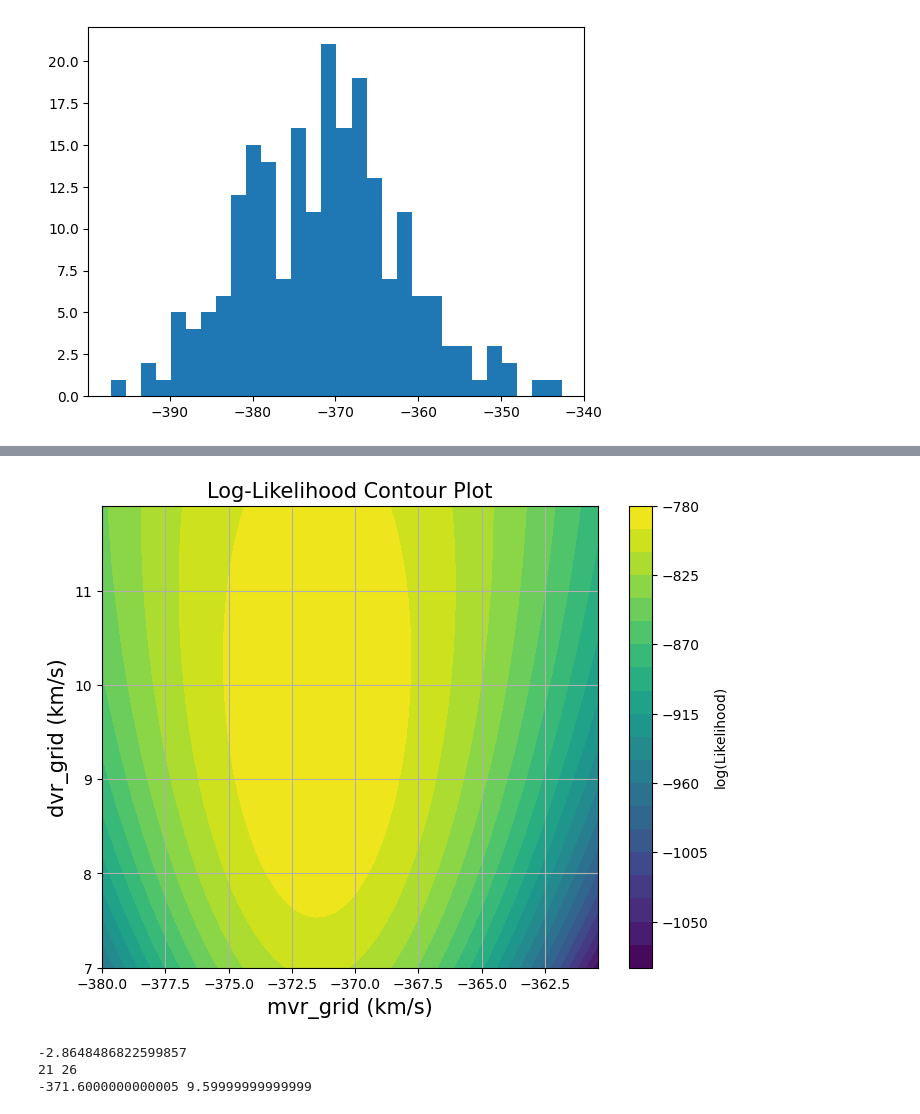
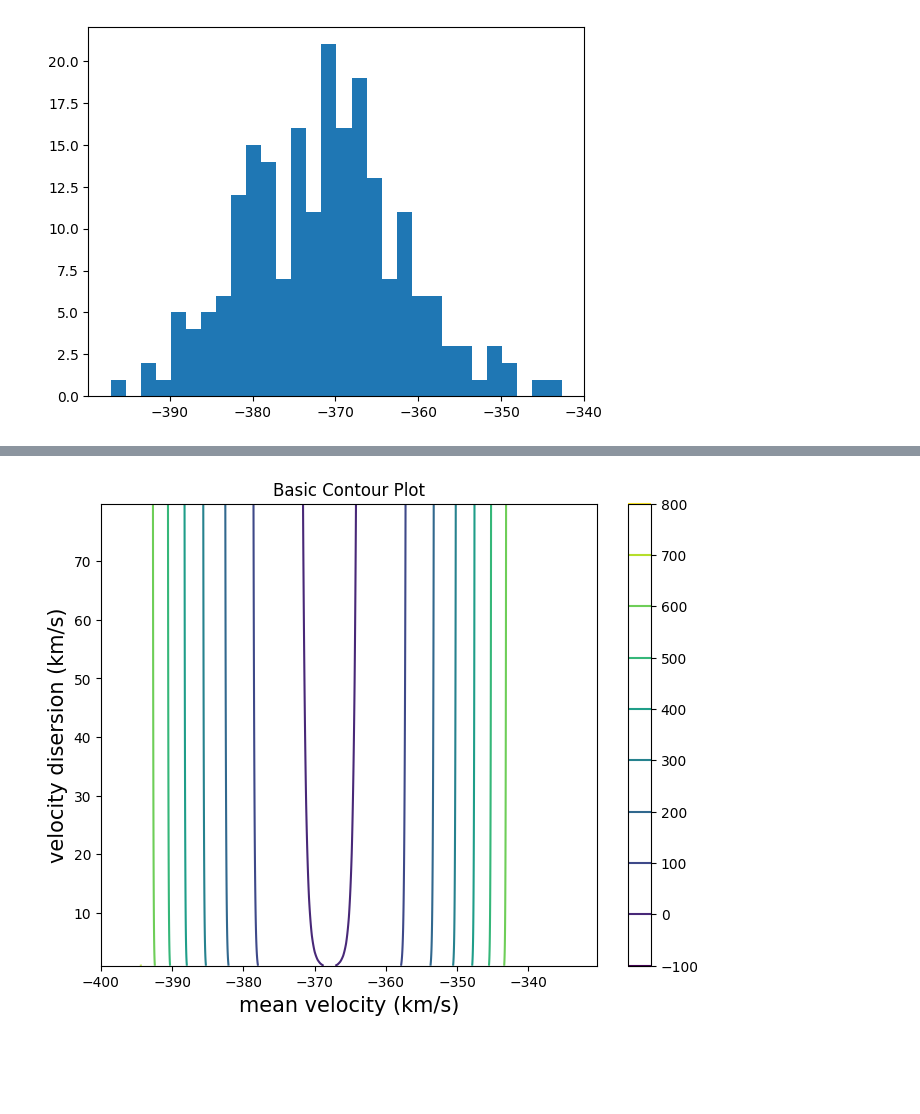
Before and after one commit to zyuan-astro/ss26, a Jupyter notebook: notebook/Week1-2:Evaluating_likelihood_grid.ipynb, the cells around one changed output, grey strips where cells are left out. Drawn from its saved outputs; the diff is of its cells as text; code cells hidden in the pictures; blank space fills up the shorter version.

```diff
--- a/notebook/Week1-2:Evaluating_likelihood_grid.ipynb
+++ b/notebook/Week1-2:Evaluating_likelihood_grid.ipynb
@@ -49,3 +48,0 @@ vr_cas3: (212,)
-# %%
-# We can use the braodcasting feature of numpy to calculate the log(L) for all gridding points at once
-logL_grid = log_Likelihood1(mvr_grid[:, np.newaxis, np.newaxis], dvr_grid[np.newaxis, :, np.newaxis], vr_cas3[np.newaxis, np.newaxis, :] )
@@ -54,0 +49,15 @@ logL_2D_sum = np.sum(logL_grid, axis=2)
+# %%
+# We now can calculate the log(L) for each gridding point
+for i in range(logL_grid.shape[0]):
+    for j in range(logL_grid.shape[1]):
+        logL_grid[i, j] = log_Likelihood(mvr_grid[i], dvr_grid[j], df['vr'])
+# %%
+# We now can calculate the log(L) for each gridding point
+for i in range(logL_grid1.shape[0]):
+    for j in range(logL_grid1.shape[1]):
+        logL_grid1[i, j] = log_Likelihood(mvr_grid1[i], dvr_grid1[j], df1['vr'])
+# %%
+# We now can calculate the log(L) for each gridding point
+for i in range(logL_grid2.shape[0]):
+    for j in range(logL_grid2.shape[1]):
+        logL_grid2[i, j] = log_Likelihood(mvr_grid2[i], dvr_grid2[j], np.asarray(df2['vr']))
@@ -55,28 +82,13 @@ logL_2D_sum = np.sum(logL_grid, axis=2)
 # %%
-M, D = np.meshgrid(mvr_grid, dvr_grid)  # Shapes (50, 50)
 
-# Plot
+
+
 plt.figure(figsize=(8, 6))
-contour = plt.contourf(M, D, logL_2D_sum.T, levels=20, cmap='viridis')
-plt.colorbar(contour, label='log(Likelihood)')
-plt.xlabel('mvr_grid (km/s)', fontsize=15)
-plt.ylabel('dvr_grid (km/s)', fontsize=15)
-plt.title('Log-Likelihood Contour Plot', fontsize=15)
-plt.grid(True)
+contour = plt.contour(mvr_grid2, dvr_grid2, logL_grid2.T)
+plt.colorbar(contour)  # Add colorbar
+plt.title('Basic Contour Plot')
+plt.xlabel('mean velocity (km/s)', fontsize=15)
+plt.ylabel('velocity disersion (km/s)', fontsize=15)
 plt.show()
 # %% [output]
-[figure, old version]
+[figure, new version]
-# %%
-# Let's get the likelihood values instead!
-# In order to do that, we need to the maximum likelihood vaues, as well as parameters that give the maximum likelihood
-print (np.max(logL_grid))
-
-max_indices = np.where(logL_2D_sum == np.max(logL_2D_sum))
-max_row, max_col = max_indices[0][0], max_indices[1][0]
-
-print (max_row, max_col)
-print(mvr_grid[max_row], dvr_grid[max_col])
-# %% [output]
--2.8648486822599857
-21 26
--371.6000000000005 9.59999999999999
```
Also changed, not shown: parts of 16 cells of this notebook, 4 other files.
